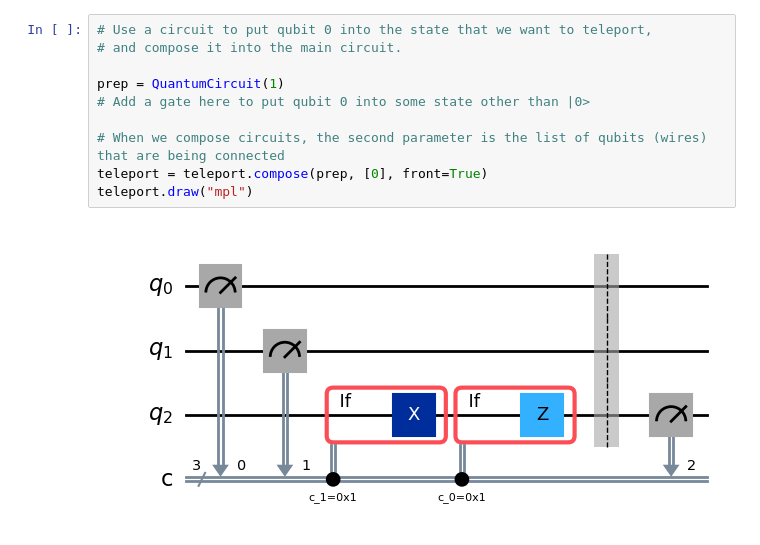
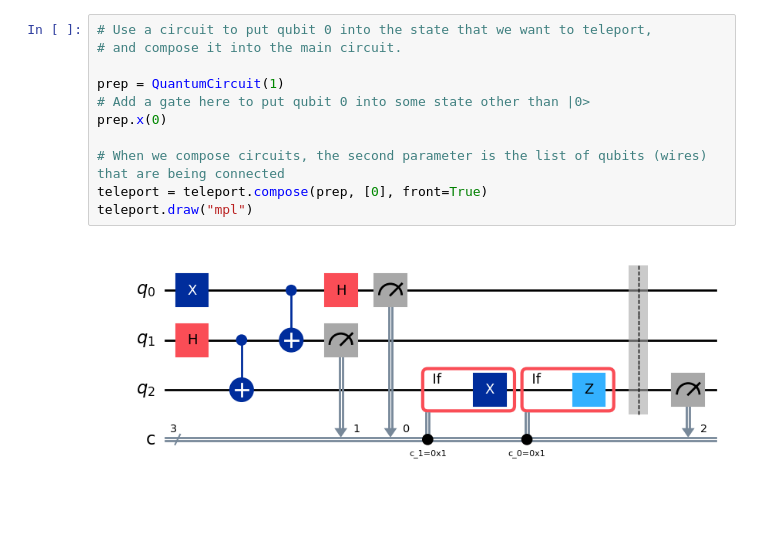
Before and after one commit to hexacrypt/SIT-UofG-QC, a Jupyter notebook: QC-Lab2-B.ipynb, the cells around one changed output. Cells and saved outputs as stored; diff of their text form; blank space fills up the shorter version.

```diff
--- a/QC-Lab2-B.ipynb
+++ b/QC-Lab2-B.ipynb
@@ -72,15 +72,16 @@ teleport.draw("mpl")
 # %%
 # Use a circuit to put qubit 0 into the state that we want to teleport,
 # and compose it into the main circuit.
 
 prep = QuantumCircuit(1)
 # Add a gate here to put qubit 0 into some state other than |0>
+prep.x(0)
 
 # When we compose circuits, the second parameter is the list of qubits (wires) that are being connected
 teleport = teleport.compose(prep, [0], front=True)
 teleport.draw("mpl")
 # %% [output]
-[figure, old version]
+[figure, new version]
 # %%
 # Now simulate and plot the results.
 # In general this won't tell us that we have exactly the right state,
```
Also changed, not shown: parts of 5 cells of this notebook.
